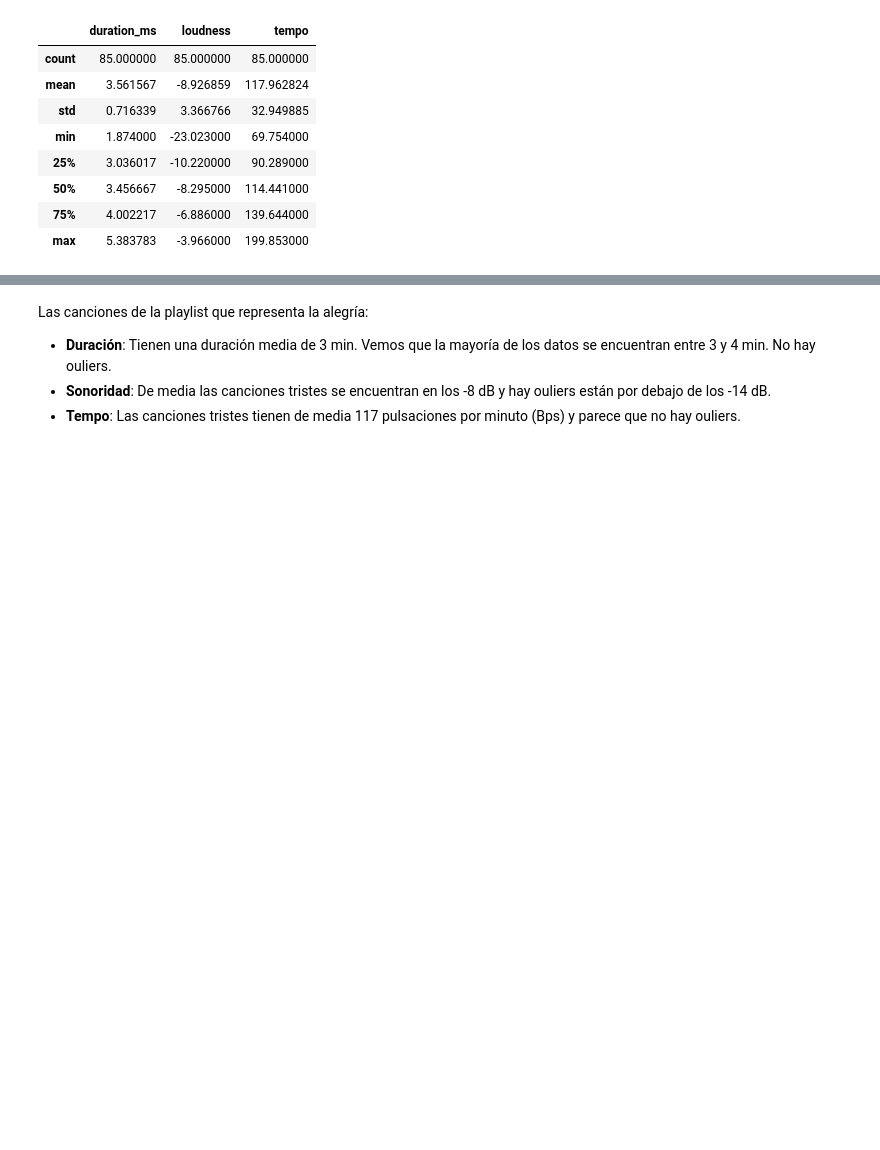
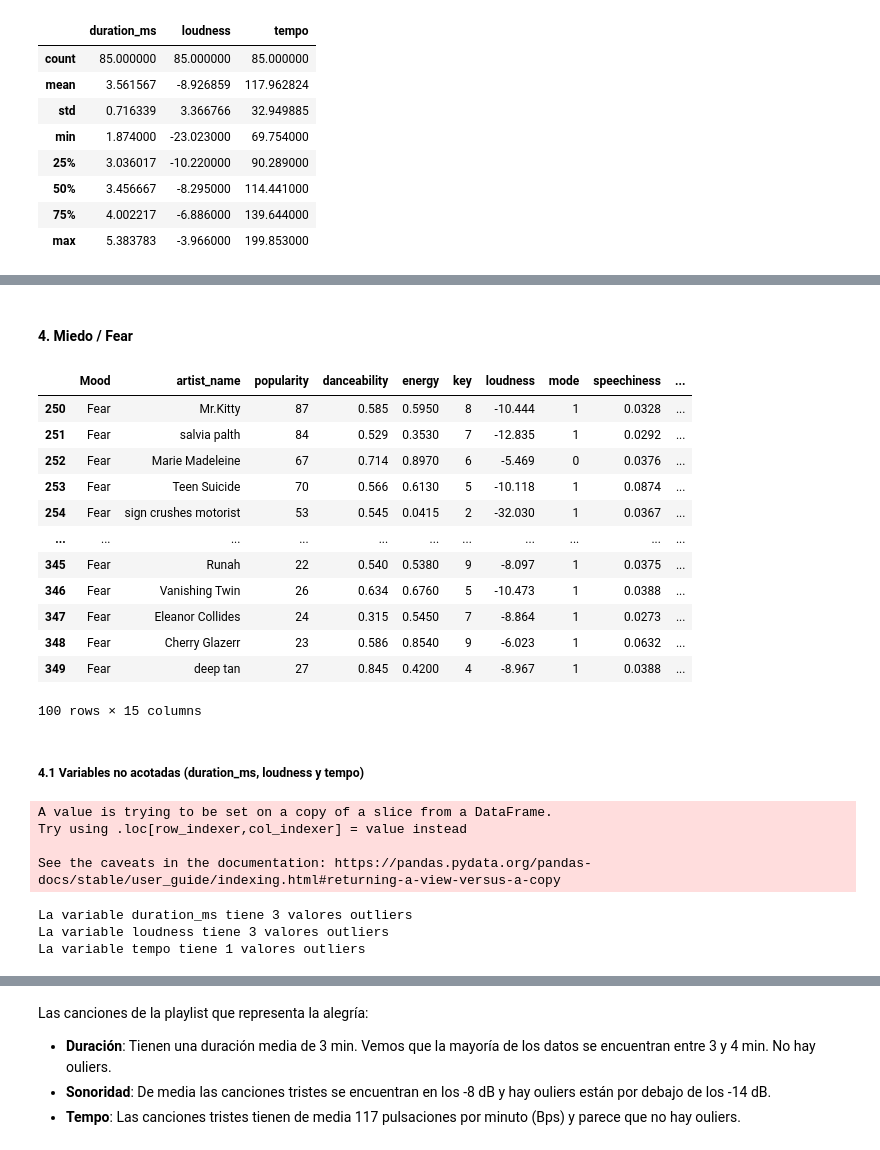
Before and after one commit to bravovielisa/Spotify_analysis, a Jupyter notebook: Notebooks/EDA.ipynb, the cells around one changed output, grey strips where cells are left out. Drawn from its saved outputs; the diff is of its cells as text; code cells hidden in the pictures; blank space fills up the shorter version.

```diff
--- a/Notebooks/EDA.ipynb
+++ b/Notebooks/EDA.ipynb
@@ -293,0 +448,29 @@ sad_df[['duration_ms','loudness','tempo']].describe()
+# %% [markdown]
+#### 4. Miedo / Fear
+# %%
+fear_df = df[(df.Mood == 'Fear')]
+fear_df
+# %% [output]
+|  | Mood | artist_name | popularity | danceability | energy | key | loudness | mode | speechiness | ... |
+| 250 | Fear | Mr.Kitty | 87 | 0.585 | 0.5950 | 8 | -10.444 | 1 | 0.0328 | ... |
+| 251 | Fear | salvia palth | 84 | 0.529 | 0.3530 | 7 | -12.835 | 1 | 0.0292 | ... |
+| 252 | Fear | Marie Madeleine | 67 | 0.714 | 0.8970 | 6 | -5.469 | 0 | 0.0376 | ... |
+| 253 | Fear | Teen Suicide | 70 | 0.566 | 0.6130 | 5 | -10.118 | 1 | 0.0874 | ... |
+| 254 | Fear | sign crushes motorist | 53 | 0.545 | 0.0415 | 2 | -32.030 | 1 | 0.0367 | ... |
+| ... | ... | ... | ... | ... | ... | ... | ... | ... | ... | ... |
+| 345 | Fear | Runah | 22 | 0.540 | 0.5380 | 9 | -8.097 | 1 | 0.0375 | ... |
+| 346 | Fear | Vanishing Twin | 26 | 0.634 | 0.6760 | 5 | -10.473 | 1 | 0.0388 | ... |
+| 347 | Fear | Eleanor Collides | 24 | 0.315 | 0.5450 | 7 | -8.864 | 1 | 0.0273 | ... |
+| 348 | Fear | Cherry Glazerr | 23 | 0.586 | 0.8540 | 9 | -6.023 | 1 | 0.0632 | ... |
+| 349 | Fear | deep tan | 27 | 0.845 | 0.4200 | 4 | -8.967 | 1 | 0.0388 | ... |
+100 rows × 15 columns
+# %% [markdown]
+##### 4.1 Variables no acotadas (duration_ms, loudness y tempo)
+# %%
+# Convierto ms a minutos: 1 min = 60.000 ms
+fear_df['duration_ms'] = fear_df['duration_ms']/60000
+# %% [output]
+A value is trying to be set on a copy of a slice from a DataFrame.
+Try using .loc[row_indexer,col_indexer] = value instead
+
+See the caveats in the documentation: https://pandas.pydata.org/pandas-docs/stable/user_guide/indexing.html#returning-a-view-versus-a-copy
@@ -293,0 +492,19 @@ sad_df[['duration_ms','loudness','tempo']].describe()
+# %%
+# Para ver la cantidad de outliers que hay en nuestro dataset
+cols = ['duration_ms', 'loudness', 'tempo']
+def outliers1 (df):
+    for col in cols:
+        Q1 = df[col].quantile(0.25)
+        Q3 = df[col].quantile(0.75)
+        IQR = Q3 - Q1
+        outlierIzq = Q1-(1.5*IQR)
+        outlierDer = Q3+(1.5*IQR)
+        outliers = df[col][(df[col] < outlierIzq) | (df[col] > outlierDer)]
+        print("La variable " + col + " tiene " + str(len(outliers)) + " valores outliers")
+
+
+outliers1(fear_df)
+# %% [output]
+La variable duration_ms tiene 3 valores outliers
+La variable loudness tiene 3 valores outliers
+La variable tempo tiene 1 valores outliers
```
Also changed, not shown: parts of 40 cells of this notebook.
